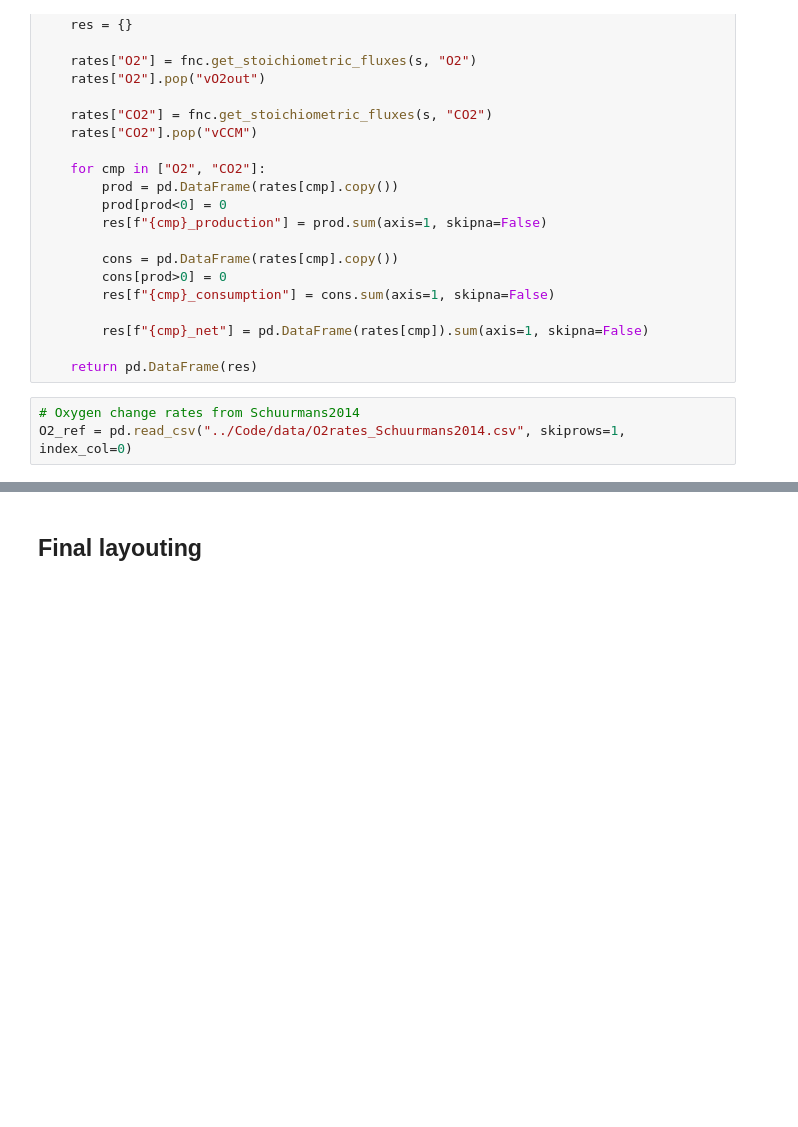
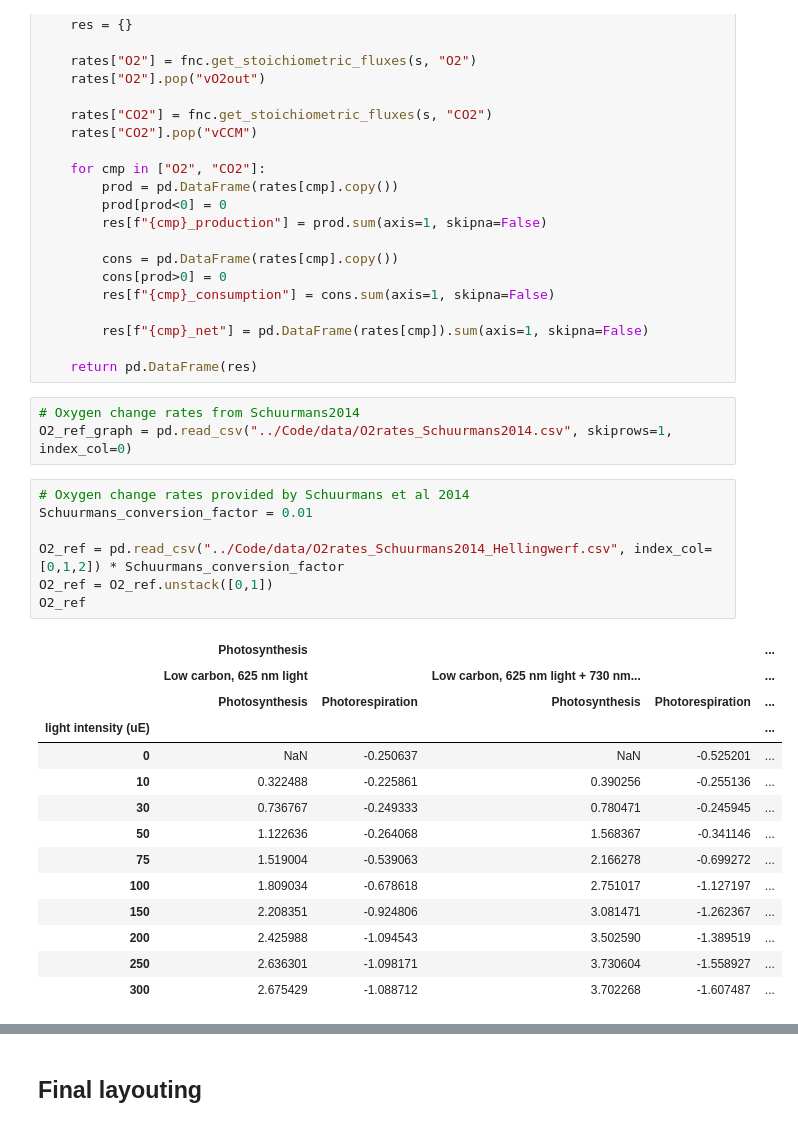
Before and after one commit to pfennigt/synechocystis-photosynthesis-2024-thesisanalysis, a Jupyter notebook: Notebooks/paper_figures.ipynb, the cells around one changed output, grey strips where cells are left out. Drawn from its saved outputs; the diff is of its cells as text; blank space fills up the shorter version.

```diff
--- a/Notebooks/paper_figures.ipynb
+++ b/Notebooks/paper_figures.ipynb
@@ -6795,8 +6804,30 @@ def get_O2andCO2rates(s):
         res[f"{cmp}_net"] = pd.DataFrame(rates[cmp]).sum(axis=1, skipna=False)
 
     return pd.DataFrame(res)
-# %%
-# Oxygen change rates from Schuurmans2014
-O2_ref = pd.read_csv("../Code/data/O2rates_Schuurmans2014.csv", skiprows=1, index_col=0)
+# %%
+# Oxygen change rates from Schuurmans2014
+O2_ref_graph = pd.read_csv("../Code/data/O2rates_Schuurmans2014.csv", skiprows=1, index_col=0)
+# %%
+# Oxygen change rates provided by Schuurmans et al 2014
+Schuurmans_conversion_factor = 0.01
+
+O2_ref = pd.read_csv("../Code/data/O2rates_Schuurmans2014_Hellingwerf.csv", index_col=[0,1,2]) * Schuurmans_conversion_factor
+O2_ref = O2_ref.unstack([0,1])
+O2_ref
+# %% [output]
+|  | Photosynthesis |  |  |  | ... |
+|  | Low carbon, 625 nm light |  | Low carbon, 625 nm light + 730 nm... |  | ... |
+|  | Photosynthesis | Photorespiration | Photosynthesis | Photorespiration | ... |
+| light intensity (uE) |  |  |  |  | ... |
+| 0 | NaN | -0.250637 | NaN | -0.525201 | ... |
+| 10 | 0.322488 | -0.225861 | 0.390256 | -0.255136 | ... |
+| 30 | 0.736767 | -0.249333 | 0.780471 | -0.245945 | ... |
+| 50 | 1.122636 | -0.264068 | 1.568367 | -0.341146 | ... |
+| 75 | 1.519004 | -0.539063 | 2.166278 | -0.699272 | ... |
+| 100 | 1.809034 | -0.678618 | 2.751017 | -1.127197 | ... |
+| 150 | 2.208351 | -0.924806 | 3.081471 | -1.262367 | ... |
+| 200 | 2.425988 | -1.094543 | 3.502590 | -1.389519 | ... |
+| 250 | 2.636301 | -1.098171 | 3.730604 | -1.558927 | ... |
+| 300 | 2.675429 | -1.088712 | 3.702268 | -1.607487 | ... |
 # %%
 # Reference values for plot
```
Also changed, not shown: parts of 14 cells of this notebook.
